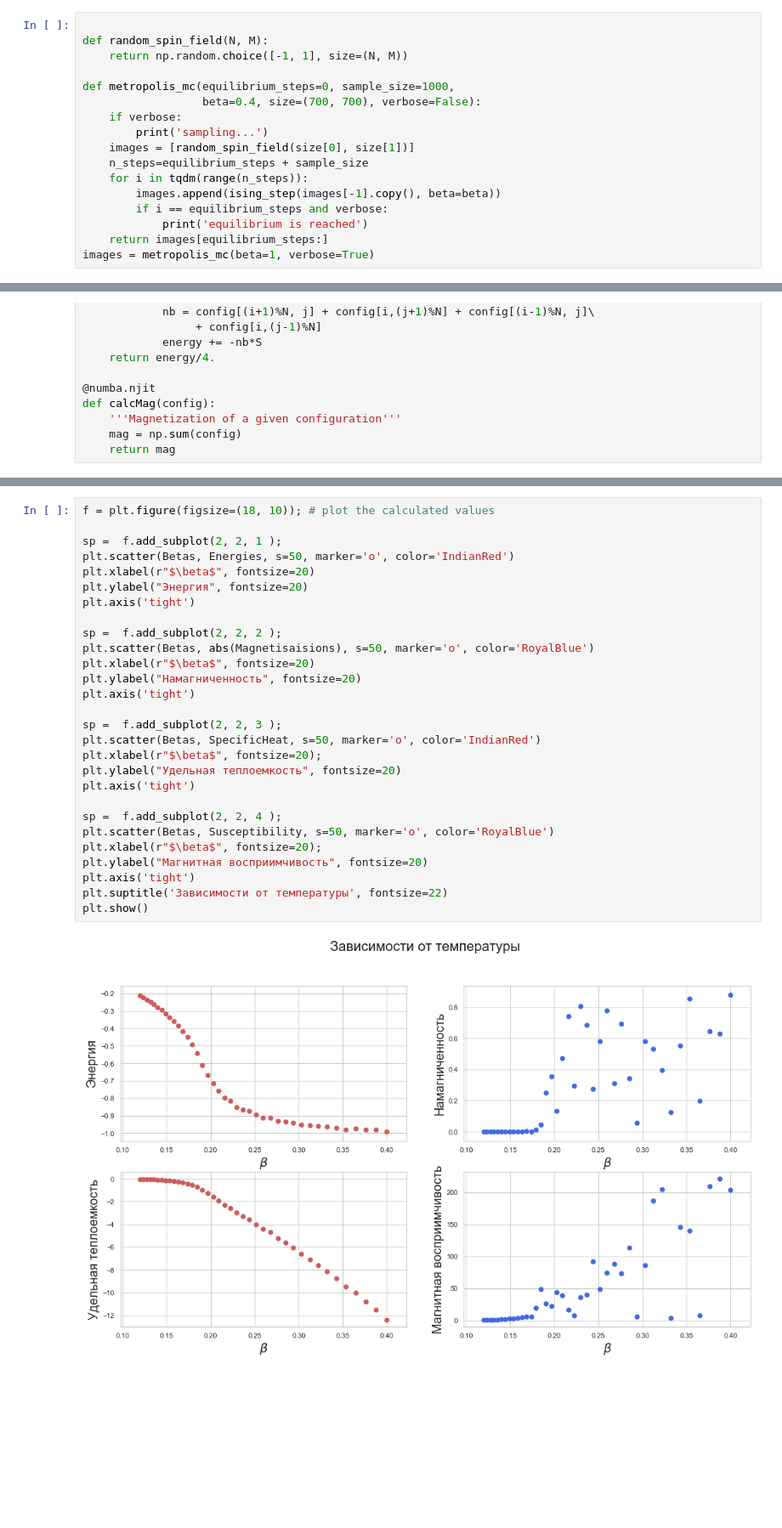
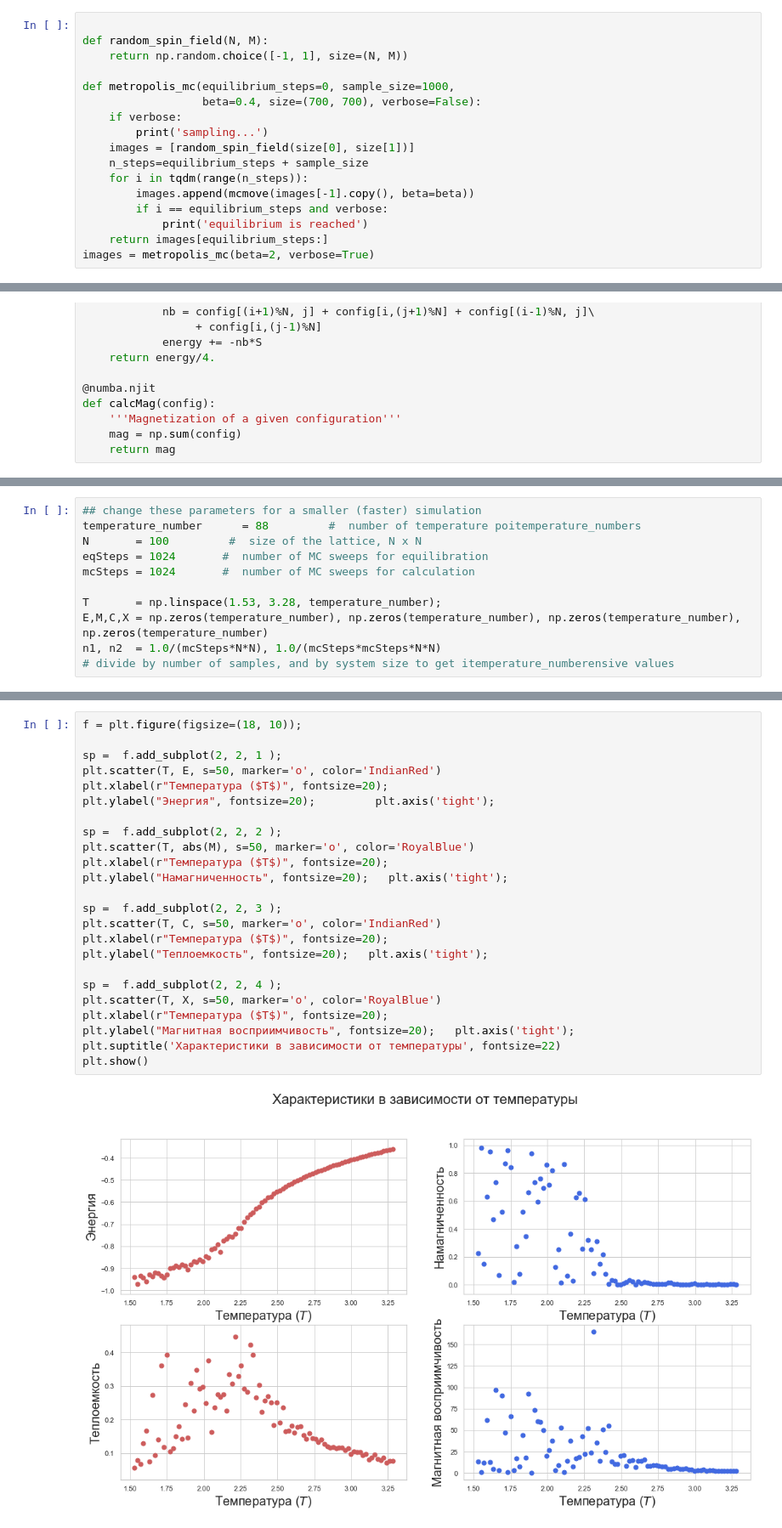
Before and after one commit to elephantmipt/metropolis-mc, a Jupyter notebook: Ising model.ipynb, the cells around one changed output, grey strips where cells are left out. Shown: that part at 85% size. Saved outputs shown, nothing was run; the diff lists cells and outputs as text; blank space fills up the shorter version.

```diff
--- a/Ising model.ipynb
+++ b/Ising model.ipynb
@@ -49,11 +57,11 @@ def metropolis_mc(equilibrium_steps=0, sample_size=1000,
     images = [random_spin_field(size[0], size[1])]
     n_steps=equilibrium_steps + sample_size
     for i in tqdm(range(n_steps)):
-        images.append(ising_step(images[-1].copy(), beta=beta))
+        images.append(mcmove(images[-1].copy(), beta=beta))
         if i == equilibrium_steps and verbose:
             print('equilibrium is reached')
     return images[equilibrium_steps:]
-images = metropolis_mc(beta=1, verbose=True)
+images = metropolis_mc(beta=2, verbose=True)
 # %% [output]
 sampling...
 [interactive output not drawn]
@@ -147,3 +155,14 @@ for idx, cur_beta in tqdm(enumerate(Betas), total=len(Betas)):
 [interactive output not drawn]
 [interactive output not drawn]
 ... (29 outputs left out)
+# %%
+## change these parameters for a smaller (faster) simulation
+temperature_number      = 88         #  number of temperature poitemperature_numbers
+N       = 100         #  size of the lattice, N x N
+eqSteps = 1024       #  number of MC sweeps for equilibration
+mcSteps = 1024       #  number of MC sweeps for calculation
+
+T       = np.linspace(1.53, 3.28, temperature_number);
+E,M,C,X = np.zeros(temperature_number), np.zeros(temperature_number), np.zeros(temperature_number), np.zeros(temperature_number)
+n1, n2  = 1.0/(mcSteps*N*N), 1.0/(mcSteps*mcSteps*N*N)
+# divide by number of samples, and by system size to get itemperature_numberensive values
@@ -150,30 +196,26 @@ for idx, cur_beta in tqdm(enumerate(Betas), total=len(Betas)):
 # %%
-f = plt.figure(figsize=(18, 10)); # plot the calculated values
+f = plt.figure(figsize=(18, 10));
 
 sp =  f.add_subplot(2, 2, 1 );
-plt.scatter(Betas, Energies, s=50, marker='o', color='IndianRed')
-plt.xlabel(r"$\beta$", fontsize=20)
-plt.ylabel("Энергия", fontsize=20)
-plt.axis('tight')
+plt.scatter(T, E, s=50, marker='o', color='IndianRed')
+plt.xlabel(r"Температура ($T$)", fontsize=20);
+plt.ylabel("Энергия", fontsize=20);         plt.axis('tight');
 
 sp =  f.add_subplot(2, 2, 2 );
-plt.scatter(Betas, abs(Magnetisaisions), s=50, marker='o', color='RoyalBlue')
-plt.xlabel(r"$\beta$", fontsize=20)
-plt.ylabel("Намагниченность", fontsize=20)
-plt.axis('tight')
+plt.scatter(T, abs(M), s=50, marker='o', color='RoyalBlue')
+plt.xlabel(r"Температура ($T$)", fontsize=20);
+plt.ylabel("Намагниченность", fontsize=20);   plt.axis('tight');
 
 sp =  f.add_subplot(2, 2, 3 );
-plt.scatter(Betas, SpecificHeat, s=50, marker='o', color='IndianRed')
-plt.xlabel(r"$\beta$", fontsize=20);
-plt.ylabel("Удельная теплоемкость", fontsize=20)
-plt.axis('tight')
+plt.scatter(T, C, s=50, marker='o', color='IndianRed')
+plt.xlabel(r"Температура ($T$)", fontsize=20);
+plt.ylabel("Теплоемкость", fontsize=20);   plt.axis('tight');
 
 sp =  f.add_subplot(2, 2, 4 );
-plt.scatter(Betas, Susceptibility, s=50, marker='o', color='RoyalBlue')
-plt.xlabel(r"$\beta$", fontsize=20);
-plt.ylabel("Магнитная восприимчивость", fontsize=20)
-plt.axis('tight')
-plt.suptitle('Зависимости от температуры', fontsize=22)
+plt.scatter(T, X, s=50, marker='o', color='RoyalBlue')
+plt.xlabel(r"Температура ($T$)", fontsize=20);
+plt.ylabel("Магнитная восприимчивость", fontsize=20);   plt.axis('tight');
+plt.suptitle('Характеристики в зависимости от температуры', fontsize=22)
 plt.show()
 # %% [output]
-[figure, old version]
+[figure, new version]
```
Also changed, not shown: parts of 3 cells of this notebook.
